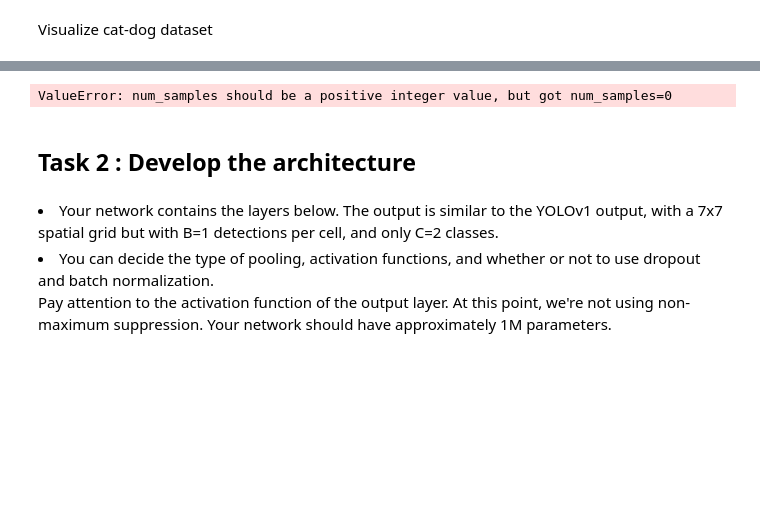
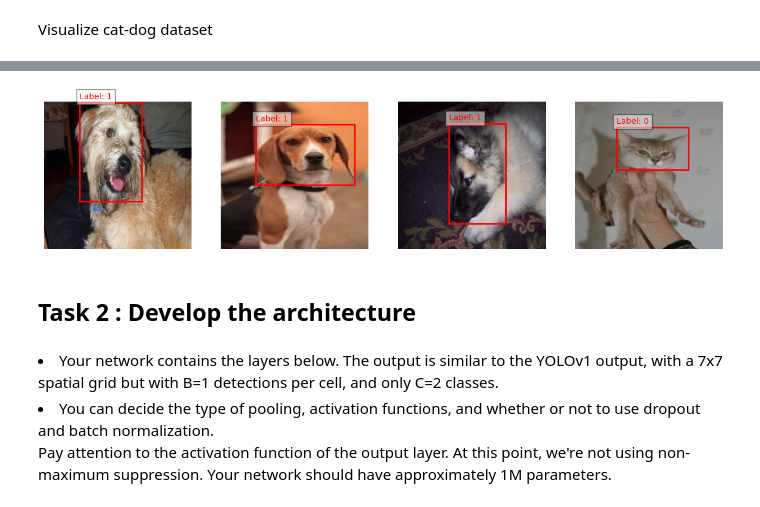
Before and after one commit to Marilia1712/Assignment-4, a Jupyter notebook: assingment4.ipynb, the cells around one changed output, grey strips where cells are left out. Saved outputs shown, nothing was run; the diff lists cells and outputs as text; code cells hidden in the pictures; blank space fills up the shorter version.

Commit message:
path

```diff
--- a/assingment4.ipynb
+++ b/assingment4.ipynb
@@ -34,8 +27,8 @@ import matplotlib.patches as patches
 
 INPUT_IMG_SZ = 224
 
-IMG_DIR = os.path.join(path, "cat_dog_dataset", "images")
-ANNOTATION_DIR = os.path.join(path, "cat_dog_dataset", "annotations")
+IMG_DIR = os.path.join(path, "images")
+ANNOTATION_DIR = os.path.join(path, "annotations")
 
 
 class CatDogDataset(Dataset):
@@ -107,34 +100,34 @@ dataset = CatDogDataset(img_dir=IMG_DIR, ann_dir=ANNOTATION_DIR, transform=trans
 dataloader = DataLoader(dataset, batch_size=4, shuffle=True, collate_fn=lambda x: tuple(zip(*x)))
 
 
 # Function to visualize a batch
 def visualize_batch(dataloader):
     images, bboxes, labels = next(iter(dataloader))
     fig, axes = plt.subplots(1, len(images), figsize=(15, 5))
 
     if len(images) == 1:
         axes = [axes]
 
     for i, (img, bbox, label) in enumerate(zip(images, bboxes, labels)):
         img = img.permute(1, 2, 0).numpy()
         axes[i].imshow(img)
 
         for box, lbl in zip(bbox, label):
             xmin, ymin, xmax, ymax = box.tolist()
             rect = patches.Rectangle((xmin, ymin), xmax - xmin, ymax - ymin,
                                      linewidth=2, edgecolor='r', facecolor='none')
             axes[i].add_patch(rect)
             axes[i].text(xmin, ymin - 5, f'Label: {lbl.item()}', color='red', fontsize=10,
                          bbox=dict(facecolor='white', alpha=0.5))
         axes[i].axis('off')
 
     plt.show()
 
 
 # Visualize a batch
 visualize_batch(dataloader)
 # %% [output]
-ValueError: num_samples should be a positive integer value, but got num_samples=0
+[figure, added]
 # %% [markdown]
 ## Task 2 : Develop the architecture
 # %% [markdown]
```
Also changed, not shown: parts of 2 cells of this notebook.
